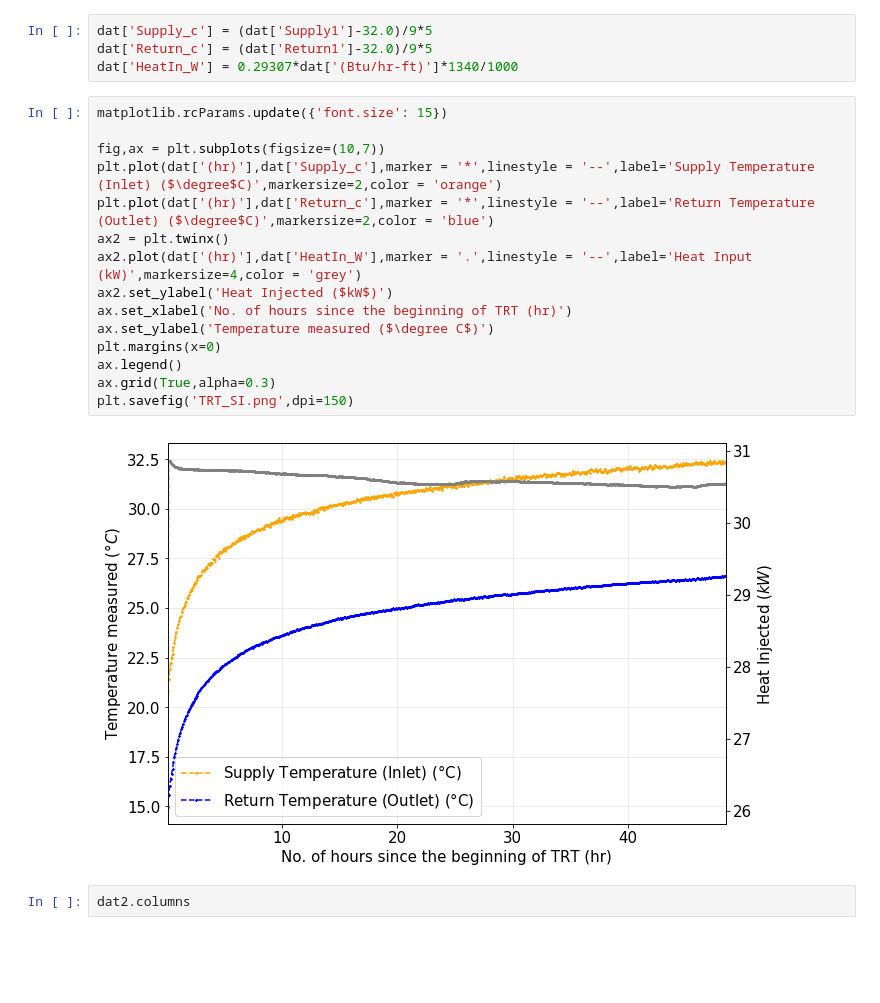
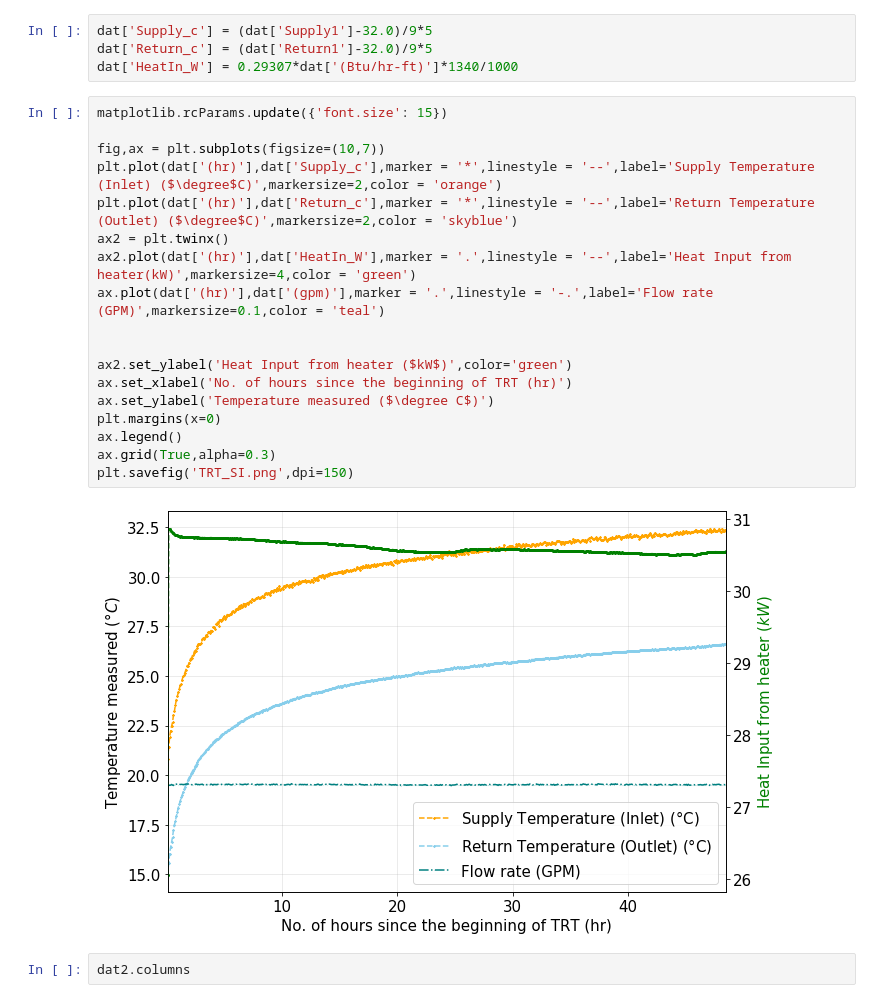
Before and after one commit to clementinec/ntrt, a Jupyter notebook: data/plotsgen.ipynb, the cells around one changed output. Saved outputs shown, nothing was run; the diff lists cells and outputs as text; blank space fills up the shorter version.

```diff
--- a/data/plotsgen.ipynb
+++ b/data/plotsgen.ipynb
@@ -50,20 +50,23 @@ dat['HeatIn_W'] = 0.29307*dat['(Btu/hr-ft)']*1340/1000
 # %%
 matplotlib.rcParams.update({'font.size': 15})
 
 fig,ax = plt.subplots(figsize=(10,7))
 plt.plot(dat['(hr)'],dat['Supply_c'],marker = '*',linestyle = '--',label='Supply Temperature (Inlet) ($\degree$C)',markersize=2,color = 'orange')
-plt.plot(dat['(hr)'],dat['Return_c'],marker = '*',linestyle = '--',label='Return Temperature (Outlet) ($\degree$C)',markersize=2,color = 'blue')
+plt.plot(dat['(hr)'],dat['Return_c'],marker = '*',linestyle = '--',label='Return Temperature (Outlet) ($\degree$C)',markersize=2,color = 'skyblue')
 ax2 = plt.twinx()
-ax2.plot(dat['(hr)'],dat['HeatIn_W'],marker = '.',linestyle = '--',label='Heat Input (kW)',markersize=4,color = 'grey')
-ax2.set_ylabel('Heat Injected ($kW$)')
+ax2.plot(dat['(hr)'],dat['HeatIn_W'],marker = '.',linestyle = '--',label='Heat Input from heater(kW)',markersize=4,color = 'green')
+ax.plot(dat['(hr)'],dat['(gpm)'],marker = '.',linestyle = '-.',label='Flow rate (GPM)',markersize=0.1,color = 'teal')
+
+
+ax2.set_ylabel('Heat Input from heater ($kW$)',color='green')
 ax.set_xlabel('No. of hours since the beginning of TRT (hr)')
 ax.set_ylabel('Temperature measured ($\degree C$)')
 plt.margins(x=0)
 ax.legend()
 ax.grid(True,alpha=0.3)
 plt.savefig('TRT_SI.png',dpi=150)
 # %% [output]
-[figure, old version]
+[figure, new version]
 # %%
 dat2.columns
 # %% [output]
```
Also changed, not shown: parts of 2 cells of this notebook, 5 other files.
